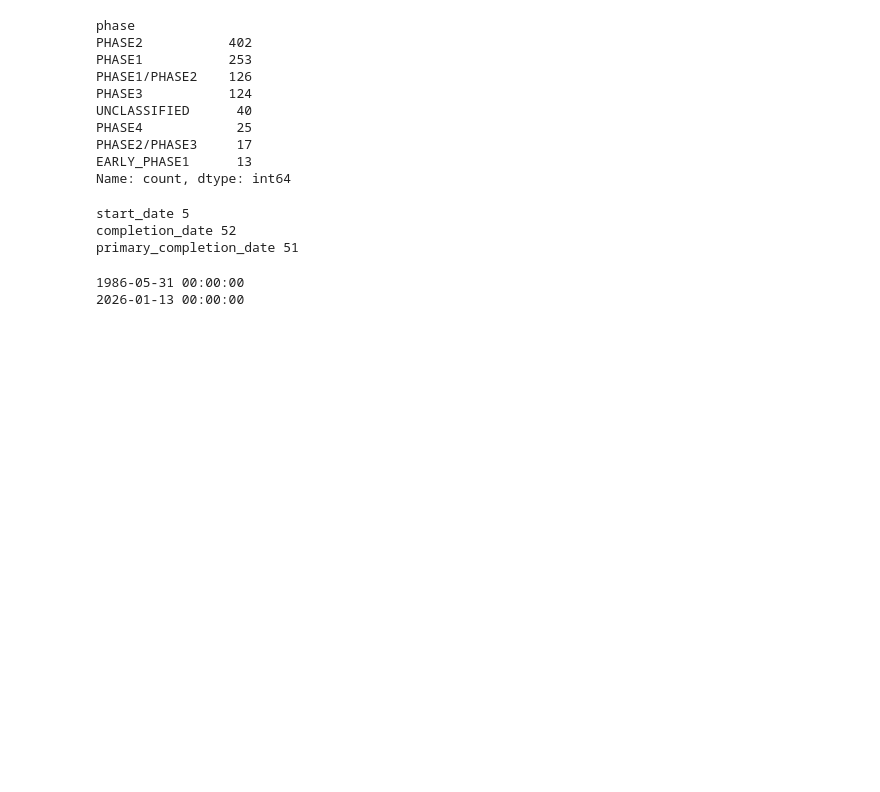
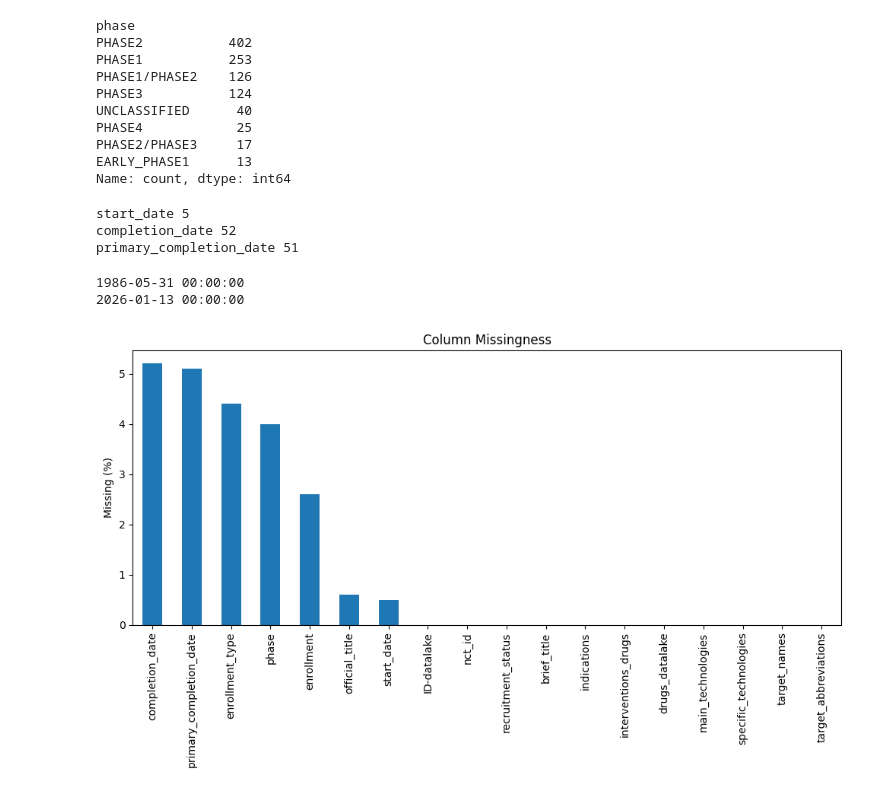
Before and after one commit to kotharimeet14-afk/oncology-trial-success-analysis, a Jupyter notebook: notebooks/01_data_profiling.ipynb, the cells around one changed output. Cells and saved outputs as stored; diff of their text form; code cells hidden in the pictures; blank space fills up the shorter version.

```diff
--- a/notebooks/01_data_profiling.ipynb
+++ b/notebooks/01_data_profiling.ipynb
@@ -137,3 +137,28 @@ print(df["start_date"].max())
 # %% [output]
 1986-05-31 00:00:00
 2026-01-13 00:00:00
+# %%
+## Output
+### Missingness chart
+import matplotlib.pyplot as plt
+
+missing_pct = (
+    df.isna()
+      .mean()
+      .mul(100)
+      .sort_values(ascending=False)
+)
+
+plt.figure(figsize=(10,6))
+missing_pct.plot(kind="bar")
+plt.ylabel("Missing (%)")
+plt.title("Column Missingness")
+plt.tight_layout()
+
+plt.savefig(
+    "../outputs/figures/missingness.png",
+    dpi=300
+)
+plt.show()
+# %% [output]
+[figure, added]
```
Also changed, not shown: parts of 2 cells of this notebook, 2 other files.
